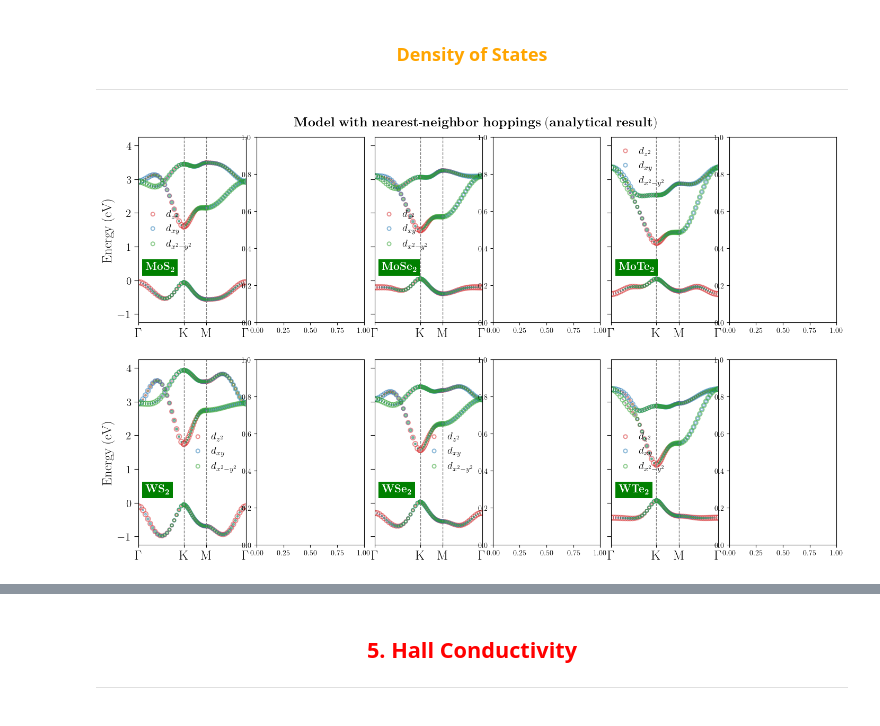
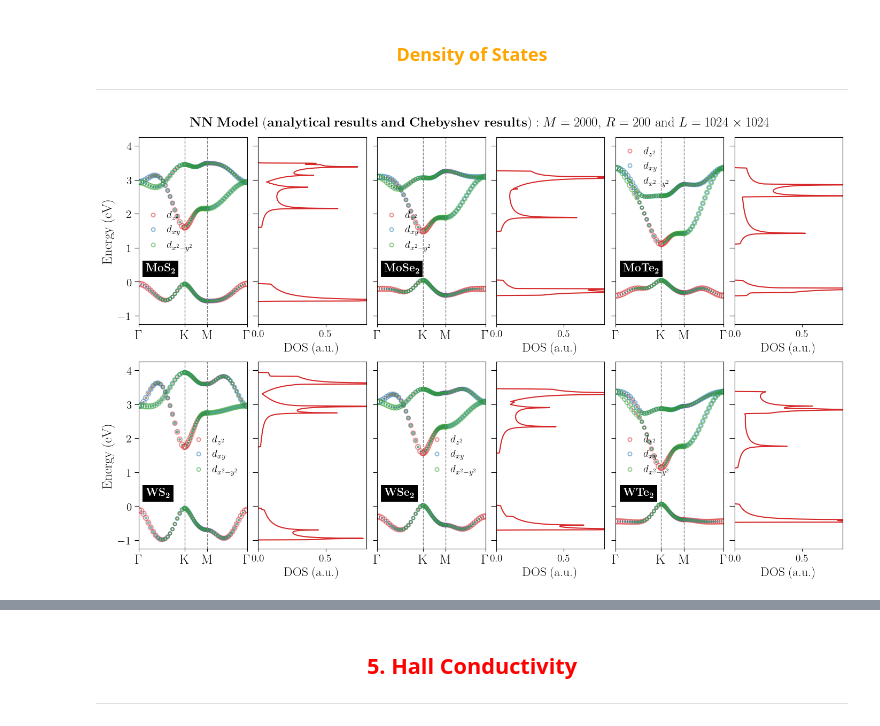
Before and after one commit to KJohnmar/INL-OBELIX-2026, a Jupyter notebook: TMDs/TMDs-monolayers.ipynb, the cells around one changed output, grey strips where cells are left out. Cells and saved outputs as stored; diff of their text form; code cells hidden in the pictures.

```diff
--- a/TMDs/TMDs-monolayers.ipynb
+++ b/TMDs/TMDs-monolayers.ipynb
@@ -1413,7 +1413,22 @@ def plot_Projected_Bands(ax, k_axis, HS_axis, bands, w_z2, w_xy, w_x2y2, name):
     metal_name, chalcogenide_name = re.findall("[A-Z][a-z]*", name)
     formatted_name = rf"$\mathbf{{{metal_name}{chalcogenide_name}_2}}$"
     ax.text(0.2, 0.3, formatted_name, color='white', fontsize=15,
-            fontweight='bold', bbox=dict(boxstyle='square', facecolor='green', linewidth=0))
+            fontweight='bold', bbox=dict(boxstyle='square', facecolor='black', linewidth=0))
+# %%
+def plot_DOS_Chebyshev(ax, dos):
+    ax.plot(dos['DOS'], dos['Energy'], color='tab:red', linewidth=1.5)
+
+    ax.set_xticks(np.arange(0, 1.1, 0.5))
+    ax.set_xlim(0, 0.8)
+
+    ax.set_yticks(np.arange(-2, 4.1, 1.))
+    ax.set_ylim(-1.25, 4.25)
+
+    ax.tick_params(axis='y', labelsize=0, length=7)
+    ax.set_xlabel("DOS (a.u.)", fontsize=17)
+    ax.tick_params(axis='x', labelsize=14)
+
+    return ax
 # %%
 def main_BandStructure_1N_analytically():
     # Adjust the figure size to fit both plots side-by-side
@@ -1439,32 +1454,57 @@ def main_BandStructure_1N_analytically():
     # Custom high-symmetry points (No write "a"):
     Gamma = np.array([0, 0])
     K = np.array([4*np.pi/3, 0])
     M = np.array([np.pi, np.pi/(np.sqrt(3))])
     HS_points = np.array([Gamma, K, M, Gamma])
 
     axes = [   ax1,     ax3,     ax5,   ax7,    ax9,    ax11]
     tmds = ["MoS2", "MoSe2", "MoTe2", "WS2", "WSe2", "WTe2"]
 
     for ax, name in zip(axes, tmds):
         # Calculate common axes and data
         k_ax, hs_ax, bands, band_z2, band_xy, band_x2y2 = calculate_TMDs_with_projections(20, name, HS_points, "1N", "GGA", soc=False)
 
         # Plot using your refactored plotting function
         plot_Projected_Bands(ax, k_ax, hs_ax, bands, band_z2, band_xy, band_x2y2, name)
 
     axes = [   ax2,     ax4,     ax6,   ax8,    ax10,    ax12]
 
-    fig.suptitle(r"$\mathbf{Model\ with\ nearest\text{-}neighbor\ hoppings\ (analytical\ result)}$", fontsize=18, fontweight=900, y=0.92)
+
+    url = "https://raw.githubusercontent.com/KJohnmar/INL-OBELIX-2026/main/TMDs/data_DOS/MoS2_dos_w000.dat"
+    dos_MoS2 = pd.read_csv(url, sep='\s+', header=None, names=['Energy', 'DOS'])
+    plot_DOS_Chebyshev(ax2, dos_MoS2)
+
+    url = "https://raw.githubusercontent.com/KJohnmar/INL-OBELIX-2026/main/TMDs/data_DOS/MoSe2_dos_w000.dat"
+    dos_MoSe2 = pd.read_csv(url, sep='\s+', header=None, names=['Energy', 'DOS'])
+    plot_DOS_Chebyshev(ax4, dos_MoSe2)
+
+    url = "https://raw.githubusercontent.com/KJohnmar/INL-OBELIX-2026/main/TMDs/data_DOS/MoTe2_dos_w000.dat"
+    dos_MoTe2 = pd.read_csv(url, sep='\s+', header=None, names=['Energy', 'DOS'])
+    plot_DOS_Chebyshev(ax6, dos_MoTe2)
+
+    url = "https://raw.githubusercontent.com/KJohnmar/INL-OBELIX-2026/main/TMDs/data_DOS/WS2_dos_w000.dat"
+    dos_WS2 = pd.read_csv(url, sep='\s+', header=None, names=['Energy', 'DOS'])
+    plot_DOS_Chebyshev(ax8, dos_WS2)
+
+    url = "https://raw.githubusercontent.com/KJohnmar/INL-OBELIX-2026/main/TMDs/data_DOS/WSe2_dos_w000.dat"
+    dos_WSe2 = pd.read_csv(url, sep='\s+', header=None, names=['Energy', 'DOS'])
+    plot_DOS_Chebyshev(ax10, dos_WSe2)
+
+    url = "https://raw.githubusercontent.com/KJohnmar/INL-OBELIX-2026/main/TMDs/data_DOS/WTe2_dos_w000.dat"
+    dos_WTe2 = pd.read_csv(url, sep='\s+', header=None, names=['Energy', 'DOS'])
+    plot_DOS_Chebyshev(ax12, dos_WTe2)
+
+    fig.suptitle(r"$\mathbf{NN\ Model\ (analytical\ results\ and\ Chebyshev\ results)}$ $: M=2000$, $R=200$ and $L=1024\times 1024$", fontsize=18, fontweight=900, y=0.92)
 
     # Finalization
     plt.tight_layout()
     #plt.subplots_adjust(left=0.05, right=0.95, bottom=0.05, top=0.95,
     #                      hspace=0.4, wspace=0.4)
 
     plt.show()
     plt.close()
 
 if __name__ == "__main__":
     main_BandStructure_1N_analytically()
 # %% [output]
-[figure, old version]
+[figure, new version]
```
Also changed, not shown: parts of 1 cell of this notebook.
